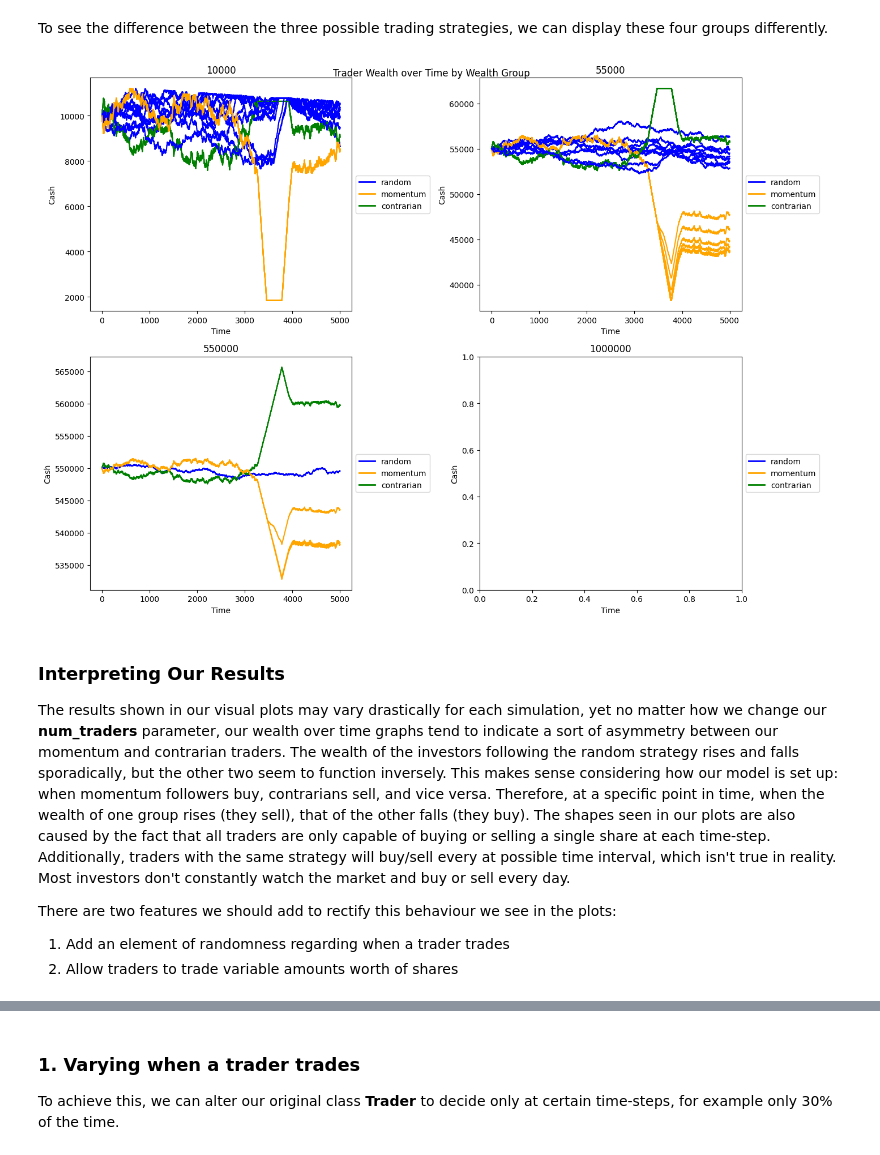
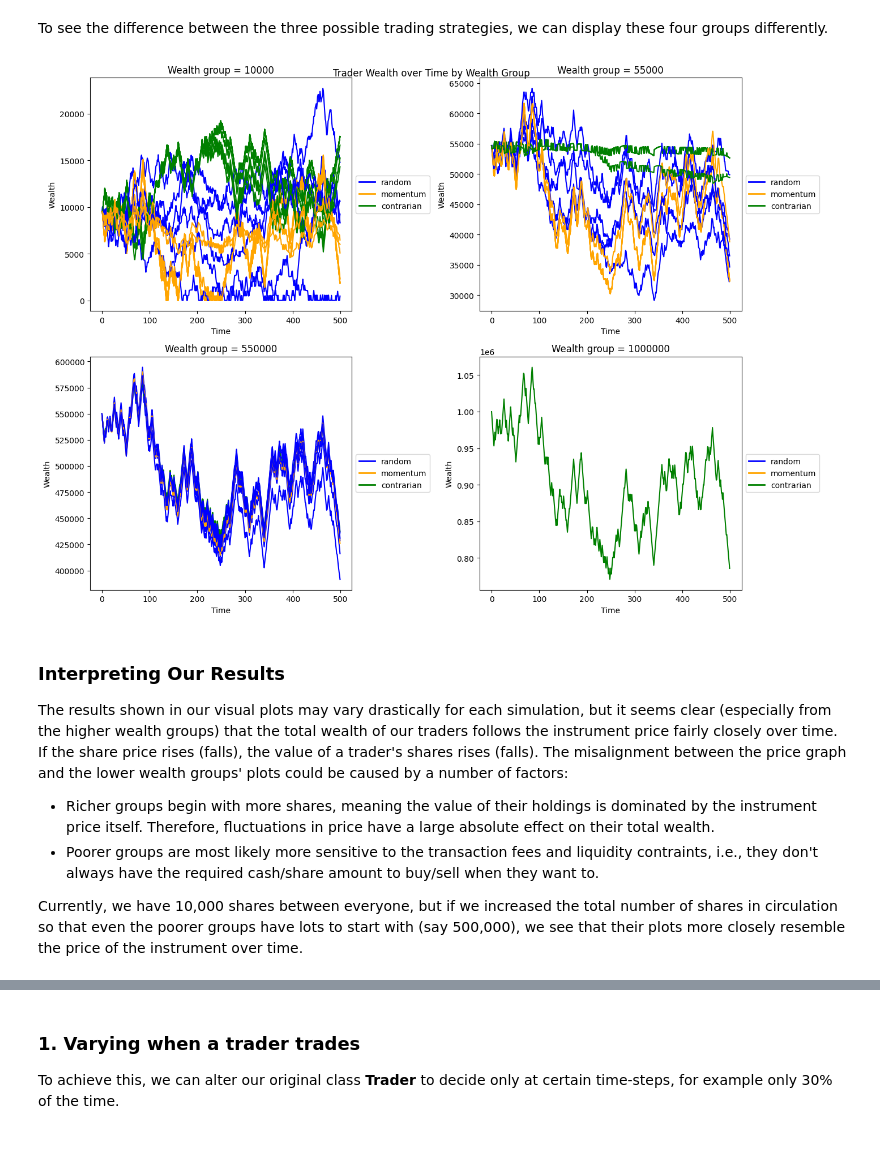
Before and after one commit to wiaanjvr/market_simulation, a Jupyter notebook: market_sim.ipynb, the cells around one changed output, grey strips where cells are left out. Cells and saved outputs as stored; diff of their text form; code cells hidden in the pictures.

```diff
--- a/market_sim.ipynb
+++ b/market_sim.ipynb
@@ -274,10 +293,11 @@ import random
 
 class Trader:
 
-    def __init__(self, strategy, cash, shares):
+    def __init__(self, strategy, cash, shares, wealth_group):
         self.strategy = strategy
         self.cash = cash
         self.shares = shares
+        self.wealth_group = wealth_group
 
     def decide(self, current_price, price_history):
         if self.strategy == 'random':
@@ -303,17 +323,17 @@ def create_traders(num_traders, total_shares):
     cash_value = [random.choices([1000000, 550000, 55000, 10000], weights=(1.5, 16.3, 42.7, 39.5), k=1)[0] for _ in range(num_traders)]
     instrument_price = round((sum(cash_value) / total_shares), 2)
     num_shares = [(cash_value[i] // instrument_price) for i in range(num_traders)]
-    traders = [Trader(strategy_type[i], cash_value[i], num_shares[i]) for i in range(num_traders)]
+    traders = [Trader(strategy_type[i], cash_value[i], num_shares[i], cash_value[i]) for i in range(num_traders)]
     return traders, instrument_price
 # %% [markdown]
 In our updated __create_traders__ function, we now add __total_shares__ as a parameter (default 1 million shares) and use this to set the initial price of our instrument. Once we have each trader's initial capital and the price of our instrument, we allocate the shares between the traders accordingly. After that we update our main __simulate_market__ and check that it works.
 # %%
-def simulate_market(num_traders, time_steps, total_shares=50000):
+def simulate_market(num_traders, time_steps, transaction_fee_perc=0.75, total_shares=50000):
     traders, initial_price = create_traders(num_traders, total_shares)
     print_trader_counts(traders)
-    ph = run_sim(traders, initial_price, [initial_price], time_steps)
+    ph = run_sim(traders, initial_price, [initial_price], time_steps, transaction_fee_perc)
     plot_price(ph)
 
-simulate_market(50, 1000)
+simulate_market(50, 100)
 # %% [output]
 Random traders: 17
@@ -327,11 +347,12 @@ It would be interesting to track each of our trader's wealth throughout time. A
 # %%
 class Trader:
 
-    def __init__(self, strategy, cash, shares):
+    def __init__(self, strategy, cash, shares, wealth_group):
         self.strategy = strategy
         self.cash = cash
         self.shares = shares
-        self.cash_history = []
+        self.wealth_group = wealth_group
+        self.share_history = []
 
     def decide(self, current_price, price_history):
         if self.strategy == 'random':
@@ -356,7 +377,7 @@ def initiate_orders(traders, price, price_history):
     sell_orders = []
 
     for trader in traders:
-        trader.cash_history.append(trader.cash)
+        trader.share_history.append(trader.shares)
         decision = trader.decide(price, price_history)
         if (decision == 'buy') and (trader.cash >= price):
             buy_orders.append(trader)
@@ -365,7 +386,7 @@ def initiate_orders(traders, price, price_history):
 
     return buy_orders, sell_orders
 
-def run_sim(traders, price, price_history, time_steps):
+def run_sim(traders, price, price_history, time_steps, transaction_fee_perc):
     for _ in range(time_steps):
         if (len(price_history) == 1):
             buy_orders, sell_orders = initiate_orders(traders, price, price_history)
@@ -373,18 +394,18 @@ def run_sim(traders, price, price_history, time_steps):
             buy_orders, sell_orders = initiate_orders(traders, price, price_history[:-1])
 
         num_matched = min(len(buy_orders), len(sell_orders))
-        buy_orders, sell_orders = execute_trades(num_matched, buy_orders, sell_orders)
+        buy_orders, sell_orders = execute_trades(num_matched, buy_orders, sell_orders, transaction_fee_perc)
         price, price_history = adjust_price(buy_orders, sell_orders, num_matched, price, price_history)
 
     return price_history
 
-def simulate_market(num_traders, time_steps, total_shares=50000):
+def simulate_market(num_traders, time_steps, transaction_fee_perc=0.75, total_shares=10000):
     traders, initial_price = create_traders(num_traders, total_shares)
     print_trader_counts(traders)
-    ph = run_sim(traders, initial_price, [initial_price], time_steps)
+    ph = run_sim(traders, initial_price, [initial_price], time_steps, transaction_fee_perc)
     plot_price(ph)
 
-    return traders
+    return traders, ph
 
-traders = simulate_market(100, 5000)
+traders, ph = simulate_market(50, 500)
 # %% [output]
@@ -398,10 +419,11 @@ We can then plot the cash histories to compare the performance of our traders.
 plt.figure(figsize=(10, 10))
 lgd = []
 for i in range(50):
-    plt.plot(traders[i].cash_history)
+    share_value = [traders[i].share_history[j] * ph[j] for j in range(len(traders[i].share_history))]
+    plt.plot(share_value)
     lgd.append(i)
 plt.title(f"Trader Wealth over Time")
-plt.ylabel("Cash")
+plt.ylabel("Wealth")
 plt.xlabel("Time")
 plt.legend(lgd, loc='center left', bbox_to_anchor=(1, 0.5))
 plt.tight_layout()
@@ -449,43 +474,44 @@ def plot_traders_wealth_strategy(traders, group, num_traders):
         'random': 'blue',
         'momentum': 'orange',
         'contrarian': 'green'
     }
 
     for i in range(num_traders):
-        if (traders[i].cash_history[0] == group):
+        if (traders[i].wealth_group == group):
             colour = strategy_colors.get(traders[i].strategy, 'black')
-            plt.plot(traders[i].cash_history, color=colour)
-    plt.title(f"{group}")
-    plt.ylabel("Cash")
+            share_value = [traders[i].share_history[j] * ph[j] for j in range(len(traders[i].share_history))]
+            plt.plot(share_value, color=colour)
+    plt.title(f"Wealth group = {group}")
+    plt.ylabel("Wealth")
     plt.xlabel("Time")
     legend_elements = [plt.Line2D([0], [0], color=color, lw=2, label=strategy)
                       for strategy, color in strategy_colors.items()]
     plt.legend(handles=legend_elements, loc='center left', bbox_to_anchor=(1, 0.5))
     plt.tight_layout()
 
 plt.figure(figsize=(14, 10))
 
 plt.subplot(2,2,1)
 plot_traders_wealth_strategy(traders, 10000, 50)
 
 plt.subplot(2,2,2)
 plot_traders_wealth_strategy(traders, 55000, 50)
 
 plt.subplot(2,2,3)
 plot_traders_wealth_strategy(traders, 550000, 50)
 
 plt.subplot(2,2,4)
 plot_traders_wealth_strategy(traders, 1000000, 50)
 
 plt.suptitle("Trader Wealth over Time by Wealth Group")
 plt.show()
 # %% [output]
-[figure, old version]
+[figure, new version]
 # %% [markdown]
 ### Interpreting Our Results
 
-The results shown in our visual plots may vary drastically for each simulation, yet no matter how we change our __num_traders__ parameter, our wealth over time graphs tend to indicate a sort of asymmetry between our momentum and contrarian traders. The wealth of the investors following the random strategy rises and falls sporadically, but the other two seem to function inversely. This makes sense considering how our model is set up: when momentum followers buy, contrarians sell, and vice versa. Therefore, at a specific point in time, when the wealth of one group rises (they sell), that of the other falls (they buy). The shapes seen in our plots are also caused by the fact that all traders are only capable of buying or selling a single share at each time-step. Additionally, traders with the same strategy will buy/sell every at possible time interval, which isn't true in reality. Most investors don't constantly watch the market and buy or sell every day.
+The results shown in our visual plots may vary drastically for each simulation, but it seems clear (especially from the higher wealth groups) that the total wealth of our traders follows the instrument price fairly closely over time. If the share price rises (falls), the value of a trader's shares rises (falls). The misalignment between the price graph and the lower wealth groups' plots could be caused by a number of factors:
+- Richer groups begin with more shares, meaning the value of their holdings is dominated by the instrument price itself. Therefore, fluctuations in price have a large absolute effect on their total wealth.
+- Poorer groups are most likely more sensitive to the transaction fees and liquidity contraints, i.e., they don't always have the required cash/share amount to buy/sell when they want to.
 
-There are two features we should add to rectify this behaviour we see in the plots:
-1. Add an element of randomness regarding when a trader trades
-2. Allow traders to trade variable amounts worth of shares
+Currently, we have 10,000 shares between everyone, but if we increased the total number of shares in circulation so that even the poorer groups have lots to start with (say 500,000), we see that their plots more closely resemble the price of the instrument over time.
```
Also changed, not shown: parts of 19 cells of this notebook.
